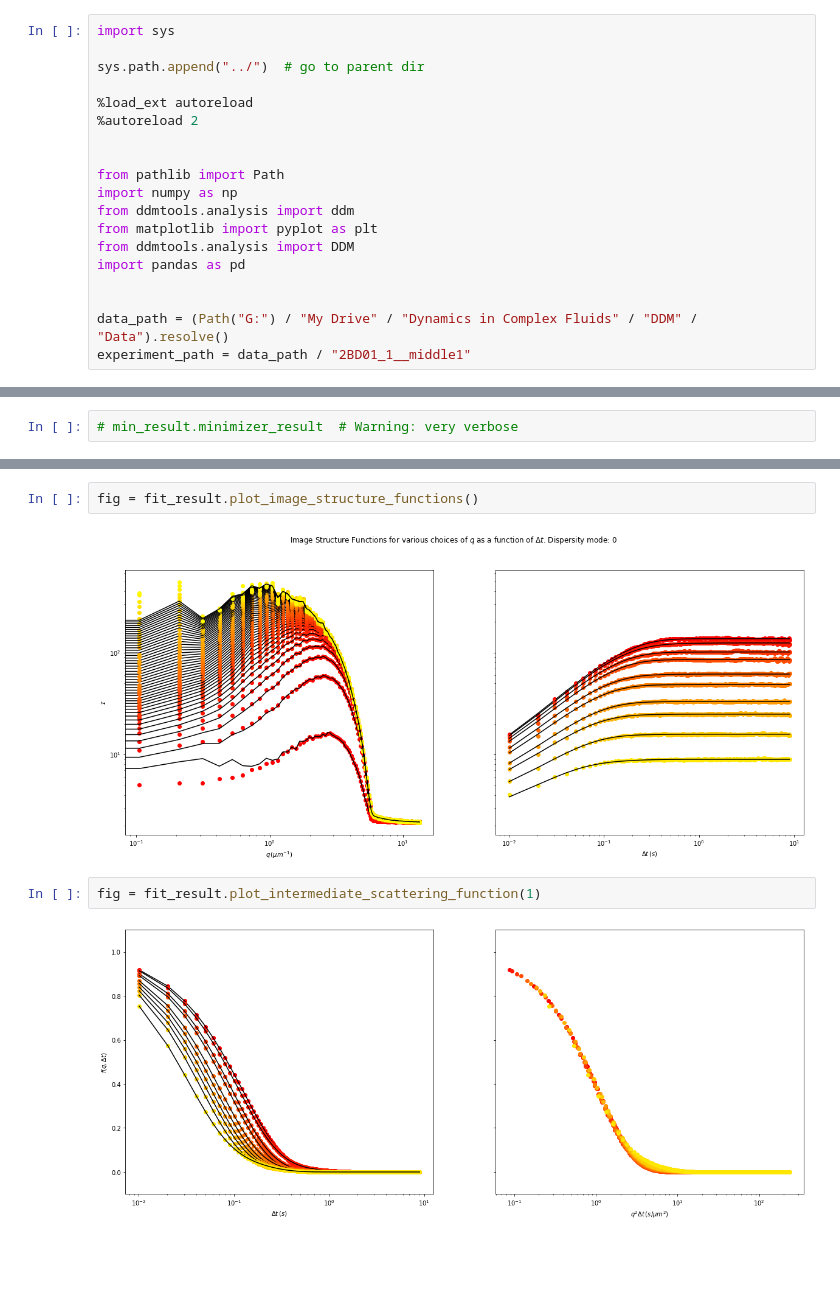
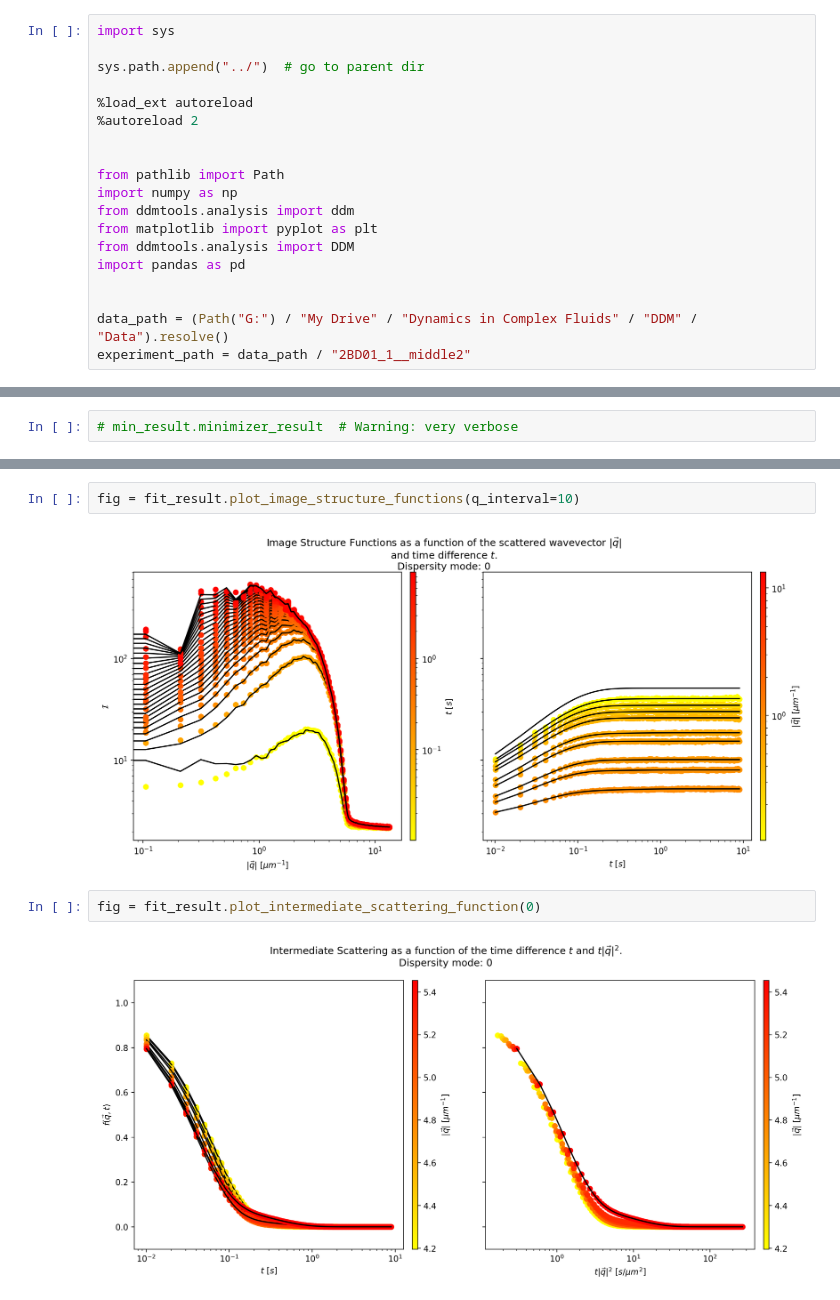
Before and after one commit to JeppeKlitgaard/DDMTools, a Jupyter notebook: notebooks/ddm_workbench.ipynb, the cells around one changed output, grey strips where cells are left out. Saved outputs shown, nothing was run; the diff lists cells and outputs as text; blank space fills up the shorter version.

```diff
--- a/notebooks/ddm_workbench.ipynb
+++ b/notebooks/ddm_workbench.ipynb
@@ -16,4 +16,4 @@ import pandas as pd
 
 
 data_path = (Path("G:") / "My Drive" / "Dynamics in Complex Fluids" / "DDM" / "Data").resolve()
-experiment_path = data_path / "2BD01_1__middle1"
+experiment_path = data_path / "2BD01_1__middle2"
@@ -127,11 +127,11 @@ fig = fit_result.plot_diffusion_coeff_fit()
 # %%
-fig = fit_result.plot_image_structure_functions()
+fig = fit_result.plot_image_structure_functions(q_interval=10)
 # %% [output]
-[figure, old version]
+[figure, new version]
 # %%
-fig = fit_result.plot_intermediate_scattering_function(1)
+fig = fit_result.plot_intermediate_scattering_function(0)
 # %% [output]
-[figure, old version]
+[figure, new version]
 # %%
 print(fit_result.get_diffusion_coefficients())
 print(fit_result.get_particle_diameters())
```
Also changed, not shown: parts of 12 cells of this notebook, 2 other files.
